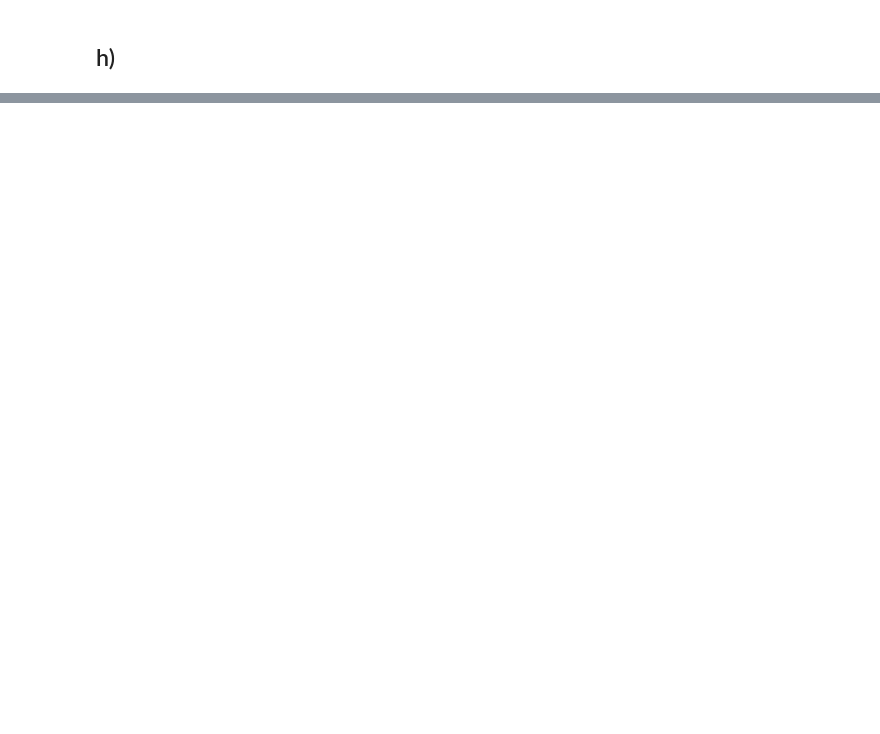
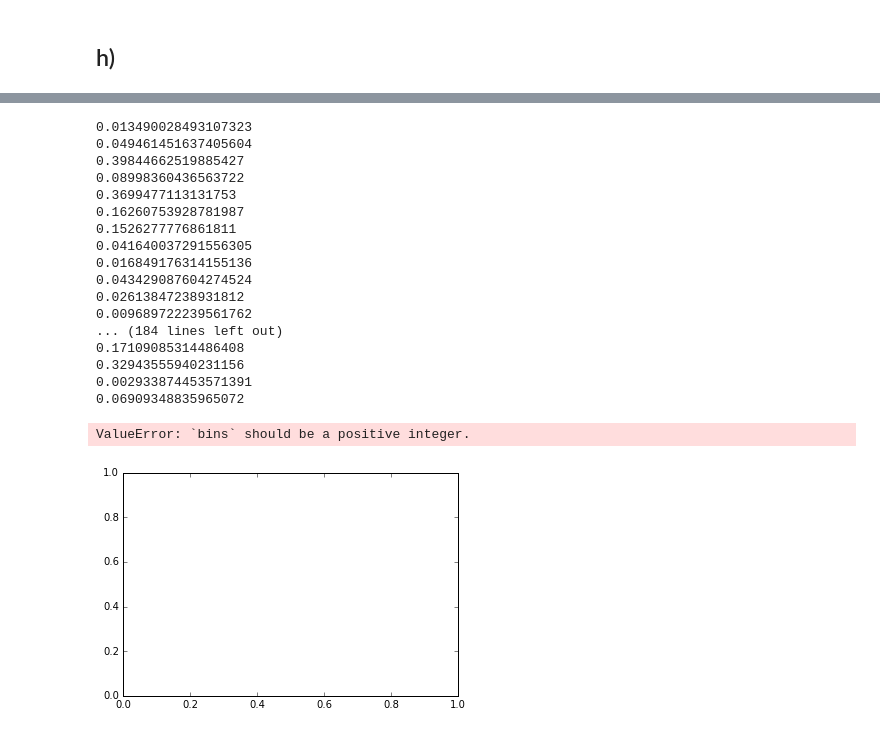
Before and after one commit to jj1993/Applied-mechanism-design-and-big-data, a Jupyter notebook: Poission.ipynb, the cells around one changed output, grey strips where cells are left out. Cells and saved outputs as stored; diff of their text form; code cells hidden in the pictures; blank space fills up the shorter version.

```diff
--- a/Poission.ipynb
+++ b/Poission.ipynb
@@ -255,0 +363,78 @@ pt = {18:0.1,
+# %%
+first_visitors = []
+tenth_visitors = []
+
+
+for i in range(1):
+    minute = 0
+    nth_visitor=1
+    arrival_times = []
+    c = 0
+    while minute != None and minute < (60*len(pt)) and c < 200:
+        minute = random_number2(minute)
+        minute = math.ceil(minute)
+        c+=1
+        print(minute)
+        if minute:
+            nth_visitor += 1
+            arrival_times.append(minute)
+        else:
+            break
+    try:
+        first_visitors.append(arrival_times[0])
+        tenth_visitors.append(arrival_times[9])
+    except:
+        continue
+
+
+#plot 1
+fig = plt.figure()
+bin_count = max(first_visitors) - min(first_visitors)
+
+n, bins, patches = plt.hist(first_visitors, bin_count, normed=True, facecolor='green', alpha=0.75)
+
+real_results = []
+for minute in range(min(first_visitors), max(first_visitors)):
+    result = nth_visitor_arrival(1, 0, minute)
+    real_results.append(result)
+
+x = range(min(first_visitors), max(first_visitors))
+plt.plot(x, real_results, c='red')
+plt.title('{}th visitor'.format(1))
+plt.show()
+
+#plot 2
+fig = plt.figure()
+
+bin_count = max(tenth_visitors) - min(tenth_visitors)
+n, bins, patches = plt.hist(tenth_visitors, bin_count, normed=True, facecolor='green', alpha=0.75)
+
+real_results = []
+for minute in range(min(tenth_visitors), max(tenth_visitors)):
+    result = nth_visitor_arrival(10, 0, minute)
+    real_results.append(result)
+
+x = range(min(tenth_visitors), max(tenth_visitors))
+plt.plot(x, real_results, c='red')
+plt.title('{}th visitor'.format(10))
+plt.show()
+# %% [output]
+0.013490028493107323
+0.049461451637405604
+0.39844662519885427
+0.08998360436563722
+0.3699477113131753
+0.16260753928781987
+0.1526277776861811
+0.041640037291556305
+0.016849176314155136
+0.043429087604274524
+0.02613847238931812
+0.009689722239561762
+... (184 lines left out)
+0.17109085314486408
+0.32943555940231156
+0.002933874453571391
+0.06909348835965072
+ValueError: `bins` should be a positive integer.
+[figure, added]
```
Also changed, not shown: parts of 10 cells of this notebook.
